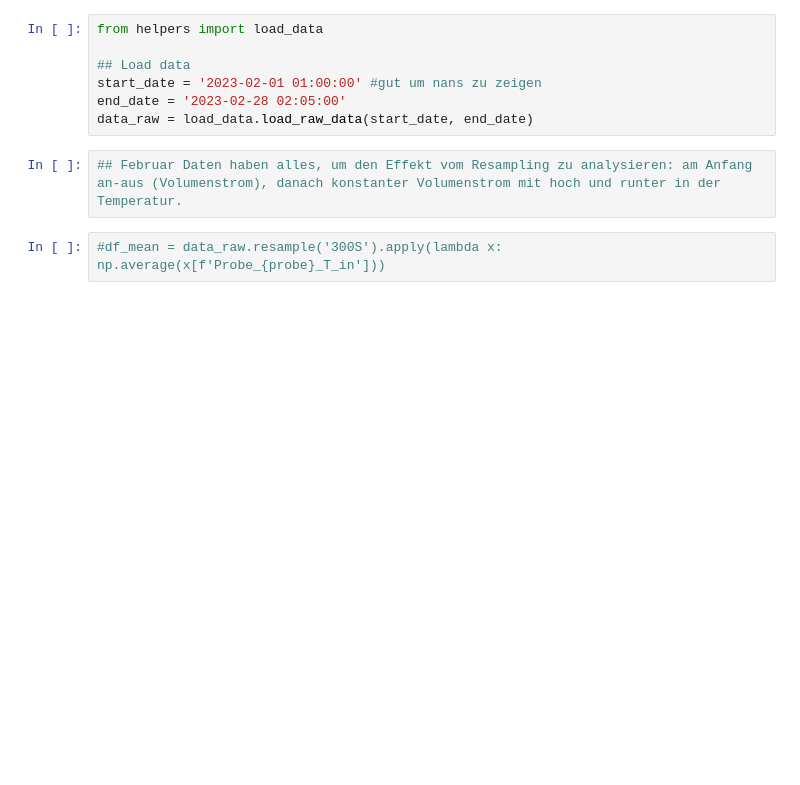
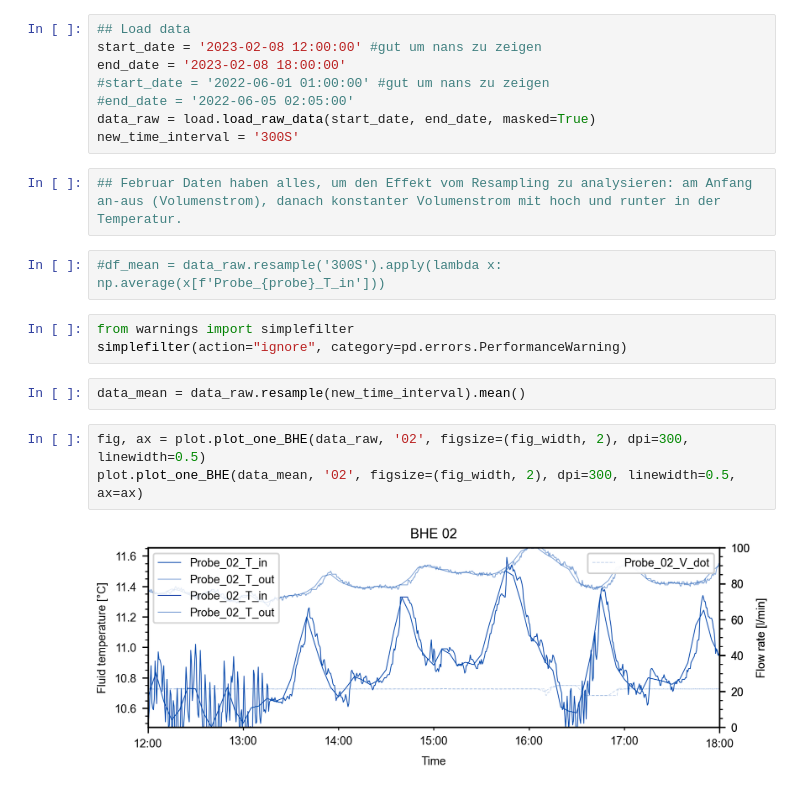
Before and after one commit to elimh/ERC_BHEfield_Data_Code, a Jupyter notebook: 4_Downsampling.ipynb, the cells around one changed output. Drawn from its saved outputs; the diff is of its cells as text; blank space fills up the shorter version.

```diff
--- a/4_Downsampling.ipynb
+++ b/4_Downsampling.ipynb
@@ -23,11 +19,22 @@ lw=0.5
 # %%
-from helpers import load_data
-
 ## Load data
-start_date = '2023-02-01 01:00:00' #gut um nans zu zeigen
-end_date = '2023-02-28 02:05:00'
-data_raw = load_data.load_raw_data(start_date, end_date)
+start_date = '2023-02-08 12:00:00' #gut um nans zu zeigen
+end_date = '2023-02-08 18:00:00'
+#start_date = '2022-06-01 01:00:00' #gut um nans zu zeigen
+#end_date = '2022-06-05 02:05:00'
+data_raw = load.load_raw_data(start_date, end_date, masked=True)
+new_time_interval = '300S'
 # %%
 ## Februar Daten haben alles, um den Effekt vom Resampling zu analysieren: am Anfang an-aus (Volumenstrom), danach konstanter Volumenstrom mit hoch und runter in der Temperatur.
 # %%
 #df_mean = data_raw.resample('300S').apply(lambda x: np.average(x[f'Probe_{probe}_T_in']))
+# %%
+from warnings import simplefilter
+simplefilter(action="ignore", category=pd.errors.PerformanceWarning)
+# %%
+data_mean = data_raw.resample(new_time_interval).mean()
+# %%
+fig, ax = plot.plot_one_BHE(data_raw, '02', figsize=(fig_width, 2), dpi=300, linewidth=0.5)
+plot.plot_one_BHE(data_mean, '02', figsize=(fig_width, 2), dpi=300, linewidth=0.5, ax=ax)
+# %% [output]
+[figure, added]
```
Also changed, not shown: parts of 17 cells of this notebook, 5 other files.
